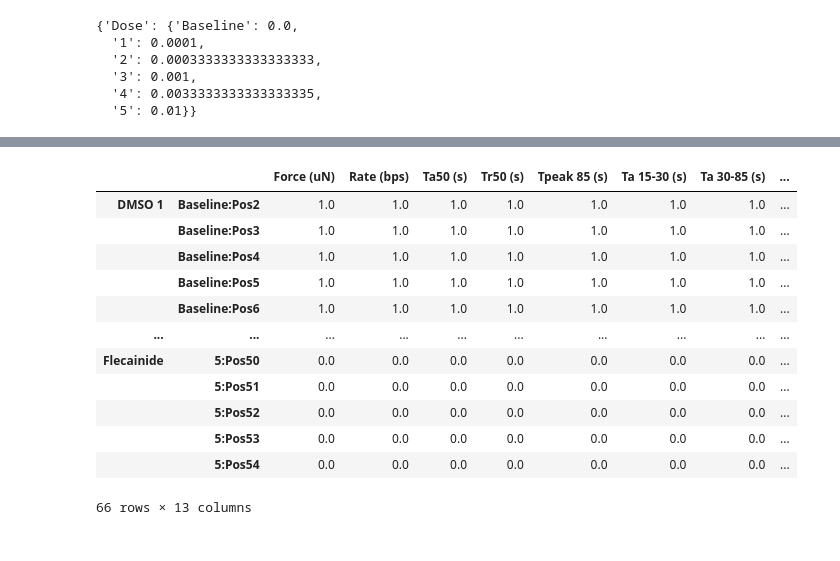
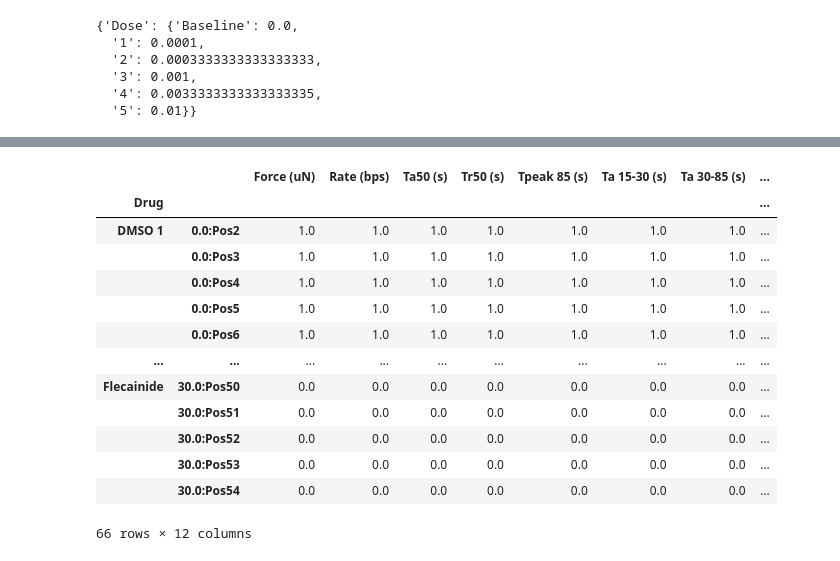
Before and after one commit to shimbalama/omics_dashboard, a Jupyter notebook: Untitled-1.ipynb, the cells around one changed output, grey strips where cells are left out. Saved outputs shown, nothing was run; the diff lists cells and outputs as text; code cells hidden in the pictures.

```diff
--- a/Untitled-1.ipynb
+++ b/Untitled-1.ipynb
@@ -189,30 +204,34 @@ for drug, drug_data in df.groupby('Drug'):
 # %%
 def normalize_group(group):
-    drug_data_dict = group.set_index('key').to_dict()
-    norm = {}
-    for data in data_cols:
-        norm[data] = {}
-        for k, v in drug_data_dict[data].items():
-            time, pos = k.split(':')
-            baseline_key = 'Baseline:' + pos
-            norm[data][k] = (v / drug_data_dict[data][baseline_key])# / mean
-    return pd.DataFrame(norm)
-
-def normalize_group2(group):
-    group['Timepoint'] = group.index
-    group['Timepoint'] = group['Timepoint'].apply(lambda x: x[1].split(':')[0])
     drug_data_dict = group.to_dict()
     norm = {}
     for data in data_cols:
         norm[data] = {}
         for k, v in drug_data_dict[data].items():
-            time, pos = k[1].split(':')
-            mean = group.query('Timepoint == @time')[data].mean()
+            _, pos = k.split(':')
+            baseline_key = '0.0:' + pos
+            norm[data][k] = (v / drug_data_dict[data][baseline_key])
+    return pd.DataFrame(norm)
+
+def normalize_group2(group):
+    group['Dose'] = group.index
+    group['Dose'] = group['Dose'].apply(lambda x: x.split(':')[0])
+    drug_data_dict = group.to_dict()
+    norm = {}
+    for data in data_cols:
+        norm[data] = {}
+        for k, v in drug_data_dict[data].items():
+            time, _ = k.split(':')
+
+            mean = group.query('Dose == @time')[data].mean()
+            # if time == '0.3':
+            #     print(k, v, time, mean, 'kkk',v / mean, group.query('Dose == @time')[[data, 'Dose']], sep='\n')
             norm[data][k] = v / mean
     return pd.DataFrame(norm)
 
 normalized_df = df.groupby('Drug').apply(normalize_group)
+normalized_df = normalized_df.reset_index(level=['Drug'])
 normalized_df2 = normalized_df.groupby('Drug').apply(normalize_group2)
-normalized_df2 = normalized_df2.droplevel('Drug')
-normalized_df2.head(55)
+#normalized_df2 = normalized_df2.droplevel('Drug')
+normalized_df.head(2)
 # %% [output]
@@ -271,17 +268,18 @@ normalized_df2
 # %%
-normalized_df2[['timepoint', 'pos']] = normalized_df2['index_copy'].str.split(':', expand=True)
+normalized_df2[['dose', 'pos']] = normalized_df2['index_copy'].str.split(':', expand=True)
 normalized_df2
 # %% [output]
 |  |  | Force (uN) | Rate (bps) | Ta50 (s) | Tr50 (s) | Tpeak 85 (s) | Ta 15-30 (s) | Ta 30-85 (s) | ... |
-| DMSO 1 | Baseline:Pos2 | 1.0 | 1.0 | 1.0 | 1.0 | 1.0 | 1.0 | 1.0 | ... |
-|  | Baseline:Pos3 | 1.0 | 1.0 | 1.0 | 1.0 | 1.0 | 1.0 | 1.0 | ... |
-|  | Baseline:Pos4 | 1.0 | 1.0 | 1.0 | 1.0 | 1.0 | 1.0 | 1.0 | ... |
-|  | Baseline:Pos5 | 1.0 | 1.0 | 1.0 | 1.0 | 1.0 | 1.0 | 1.0 | ... |
-|  | Baseline:Pos6 | 1.0 | 1.0 | 1.0 | 1.0 | 1.0 | 1.0 | 1.0 | ... |
+| Drug |  |  |  |  |  |  |  |  | ... |
+| DMSO 1 | 0.0:Pos2 | 1.0 | 1.0 | 1.0 | 1.0 | 1.0 | 1.0 | 1.0 | ... |
+|  | 0.0:Pos3 | 1.0 | 1.0 | 1.0 | 1.0 | 1.0 | 1.0 | 1.0 | ... |
+|  | 0.0:Pos4 | 1.0 | 1.0 | 1.0 | 1.0 | 1.0 | 1.0 | 1.0 | ... |
+|  | 0.0:Pos5 | 1.0 | 1.0 | 1.0 | 1.0 | 1.0 | 1.0 | 1.0 | ... |
+|  | 0.0:Pos6 | 1.0 | 1.0 | 1.0 | 1.0 | 1.0 | 1.0 | 1.0 | ... |
 | ... | ... | ... | ... | ... | ... | ... | ... | ... | ... |
-| Flecainide | 5:Pos50 | 0.0 | 0.0 | 0.0 | 0.0 | 0.0 | 0.0 | 0.0 | ... |
-|  | 5:Pos51 | 0.0 | 0.0 | 0.0 | 0.0 | 0.0 | 0.0 | 0.0 | ... |
-|  | 5:Pos52 | 0.0 | 0.0 | 0.0 | 0.0 | 0.0 | 0.0 | 0.0 | ... |
-|  | 5:Pos53 | 0.0 | 0.0 | 0.0 | 0.0 | 0.0 | 0.0 | 0.0 | ... |
-|  | 5:Pos54 | 0.0 | 0.0 | 0.0 | 0.0 | 0.0 | 0.0 | 0.0 | ... |
+| Flecainide | 30.0:Pos50 | 0.0 | 0.0 | 0.0 | 0.0 | 0.0 | 0.0 | 0.0 | ... |
+|  | 30.0:Pos51 | 0.0 | 0.0 | 0.0 | 0.0 | 0.0 | 0.0 | 0.0 | ... |
+|  | 30.0:Pos52 | 0.0 | 0.0 | 0.0 | 0.0 | 0.0 | 0.0 | 0.0 | ... |
+|  | 30.0:Pos53 | 0.0 | 0.0 | 0.0 | 0.0 | 0.0 | 0.0 | 0.0 | ... |
+|  | 30.0:Pos54 | 0.0 | 0.0 | 0.0 | 0.0 | 0.0 | 0.0 | 0.0 | ... |
-66 rows × 13 columns
+66 rows × 12 columns
```
Also changed, not shown: parts of 15 cells of this notebook.
